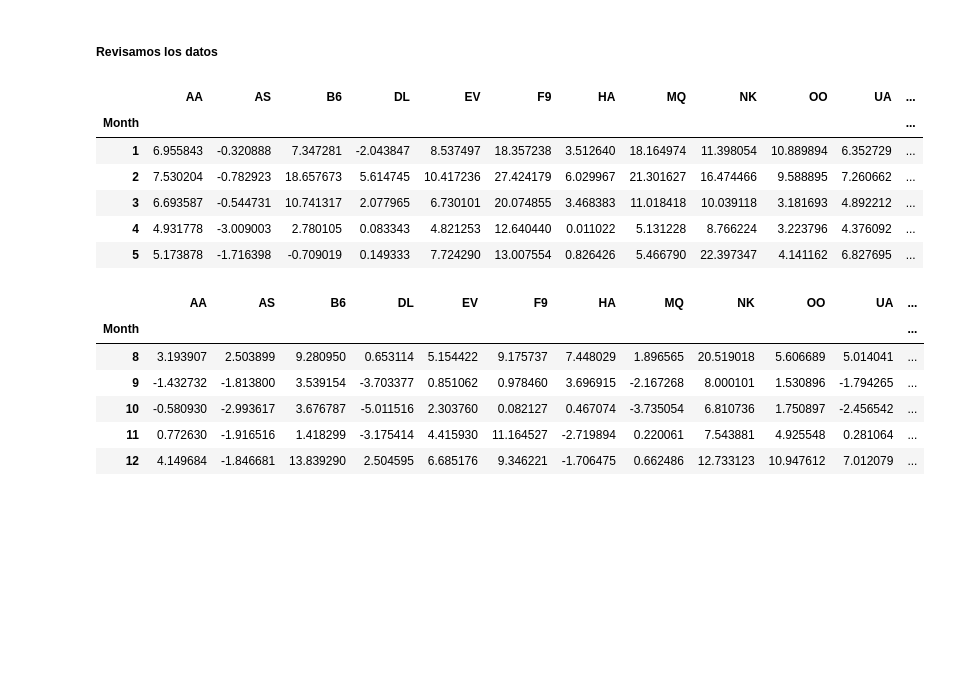
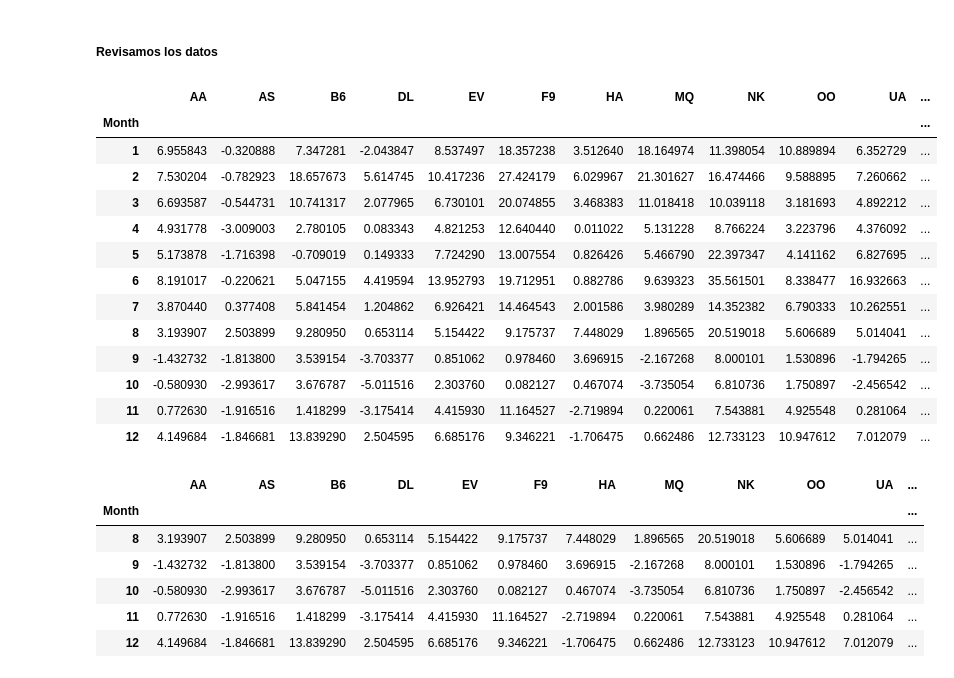
Before and after one commit to vbatiz/intro-python, a Jupyter notebook: notebooks/IntroPython_06.ipynb, the cells around one changed output. Saved outputs shown, nothing was run; the diff lists cells and outputs as text; code cells hidden in the pictures; blank space fills up the shorter version.

```diff
--- a/notebooks/IntroPython_06.ipynb
+++ b/notebooks/IntroPython_06.ipynb
@@ -198,15 +209,22 @@ flight_data = pd.read_csv(flight_filepath, index_col="Month")
 # %% [markdown]
 ##### Revisamos los datos
 # %%
-flight_data.head()
+flight_data.head(12)
 # %% [output]
 |  | AA | AS | B6 | DL | EV | F9 | HA | MQ | NK | OO | UA | ... |
 | Month |  |  |  |  |  |  |  |  |  |  |  | ... |
 | 1 | 6.955843 | -0.320888 | 7.347281 | -2.043847 | 8.537497 | 18.357238 | 3.512640 | 18.164974 | 11.398054 | 10.889894 | 6.352729 | ... |
 | 2 | 7.530204 | -0.782923 | 18.657673 | 5.614745 | 10.417236 | 27.424179 | 6.029967 | 21.301627 | 16.474466 | 9.588895 | 7.260662 | ... |
 | 3 | 6.693587 | -0.544731 | 10.741317 | 2.077965 | 6.730101 | 20.074855 | 3.468383 | 11.018418 | 10.039118 | 3.181693 | 4.892212 | ... |
 | 4 | 4.931778 | -3.009003 | 2.780105 | 0.083343 | 4.821253 | 12.640440 | 0.011022 | 5.131228 | 8.766224 | 3.223796 | 4.376092 | ... |
 | 5 | 5.173878 | -1.716398 | -0.709019 | 0.149333 | 7.724290 | 13.007554 | 0.826426 | 5.466790 | 22.397347 | 4.141162 | 6.827695 | ... |
+| 6 | 8.191017 | -0.220621 | 5.047155 | 4.419594 | 13.952793 | 19.712951 | 0.882786 | 9.639323 | 35.561501 | 8.338477 | 16.932663 | ... |
+| 7 | 3.870440 | 0.377408 | 5.841454 | 1.204862 | 6.926421 | 14.464543 | 2.001586 | 3.980289 | 14.352382 | 6.790333 | 10.262551 | ... |
+| 8 | 3.193907 | 2.503899 | 9.280950 | 0.653114 | 5.154422 | 9.175737 | 7.448029 | 1.896565 | 20.519018 | 5.606689 | 5.014041 | ... |
+| 9 | -1.432732 | -1.813800 | 3.539154 | -3.703377 | 0.851062 | 0.978460 | 3.696915 | -2.167268 | 8.000101 | 1.530896 | -1.794265 | ... |
+| 10 | -0.580930 | -2.993617 | 3.676787 | -5.011516 | 2.303760 | 0.082127 | 0.467074 | -3.735054 | 6.810736 | 1.750897 | -2.456542 | ... |
+| 11 | 0.772630 | -1.916516 | 1.418299 | -3.175414 | 4.415930 | 11.164527 | -2.719894 | 0.220061 | 7.543881 | 4.925548 | 0.281064 | ... |
+| 12 | 4.149684 | -1.846681 | 13.839290 | 2.504595 | 6.685176 | 9.346221 | -1.706475 | 0.662486 | 12.733123 | 10.947612 | 7.012079 | ... |
 # %%
 flight_data.tail()
 # %% [output]
```
Also changed, not shown: parts of 6 cells of this notebook.
